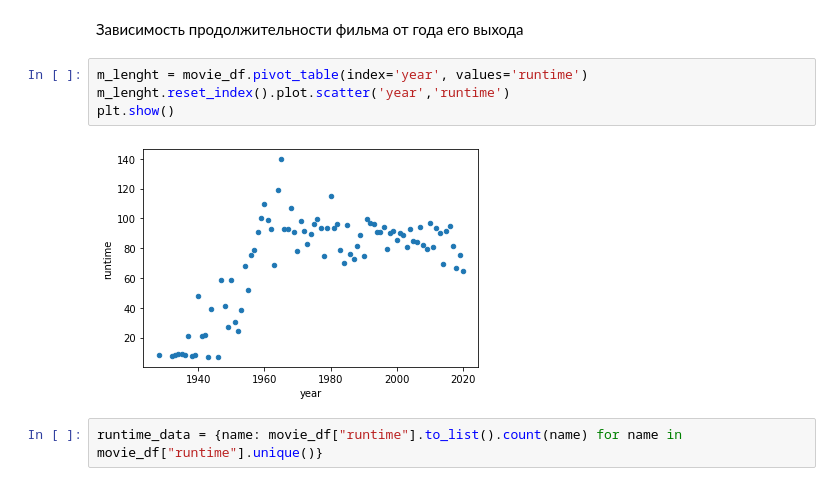
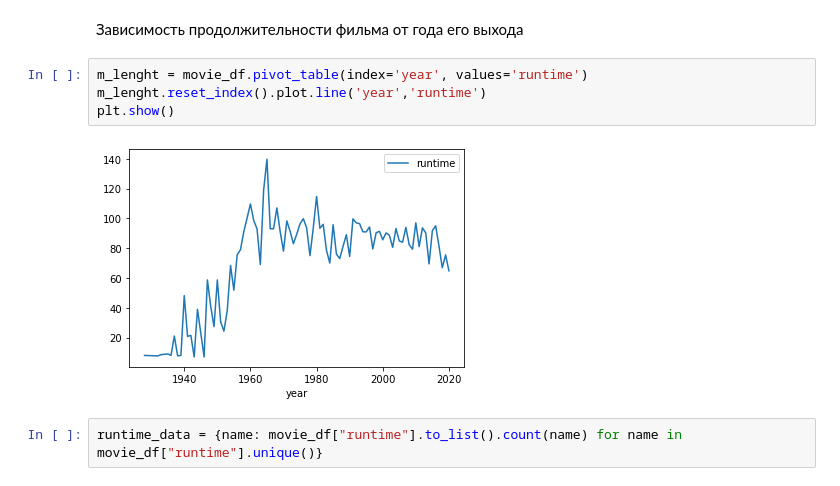
Before and after one commit to nataliasevumian/visualisation, a Jupyter notebook: vim_2.ipynb, the cells around one changed output. Cells and saved outputs as stored; diff of their text form.

```diff
--- a/vim_2.ipynb
+++ b/vim_2.ipynb
@@ -518,10 +518,10 @@ movie_df['runtime'] = movie_df['runtime'].astype(int)
 Зависимость продолжительности фильма от года его выхода
 # %%
 m_lenght = movie_df.pivot_table(index='year', values='runtime')
-m_lenght.reset_index().plot.scatter('year','runtime')
+m_lenght.reset_index().plot.line('year','runtime')
 plt.show()
 # %% [output]
-[figure, old version]
+[figure, new version]
 # %%
 runtime_data = {name: movie_df["runtime"].to_list().count(name) for name in movie_df["runtime"].unique()}
 # %%
```
Also changed, not shown: parts of 1 cell of this notebook.
